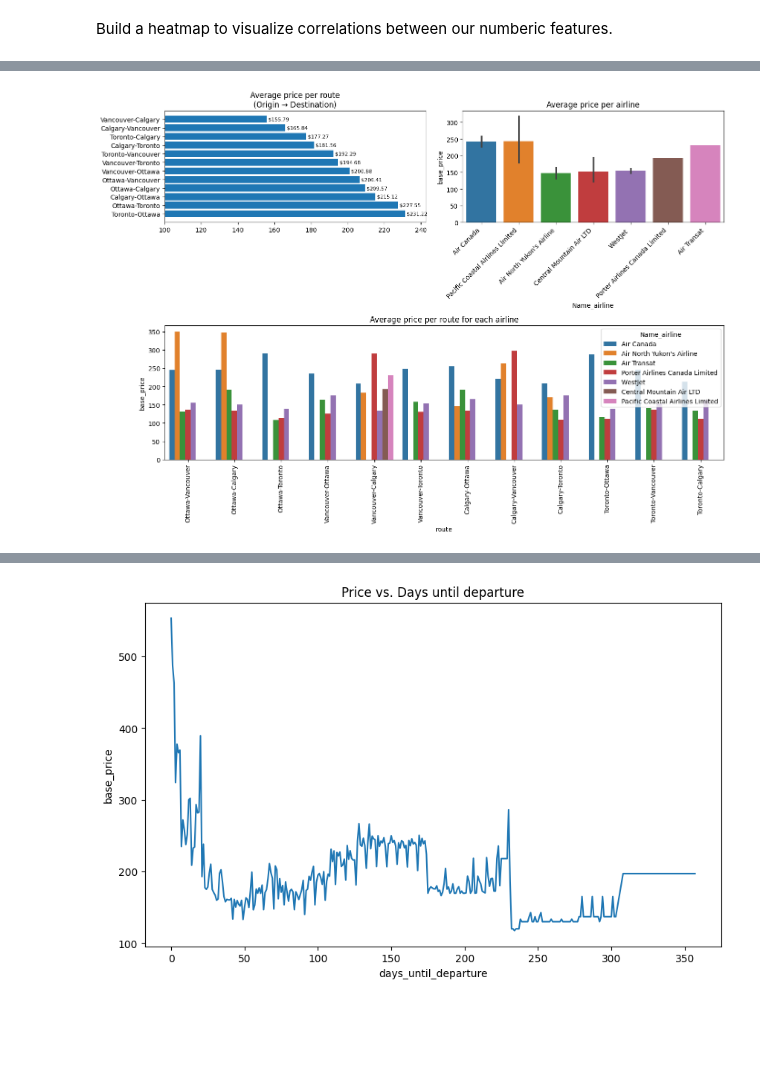
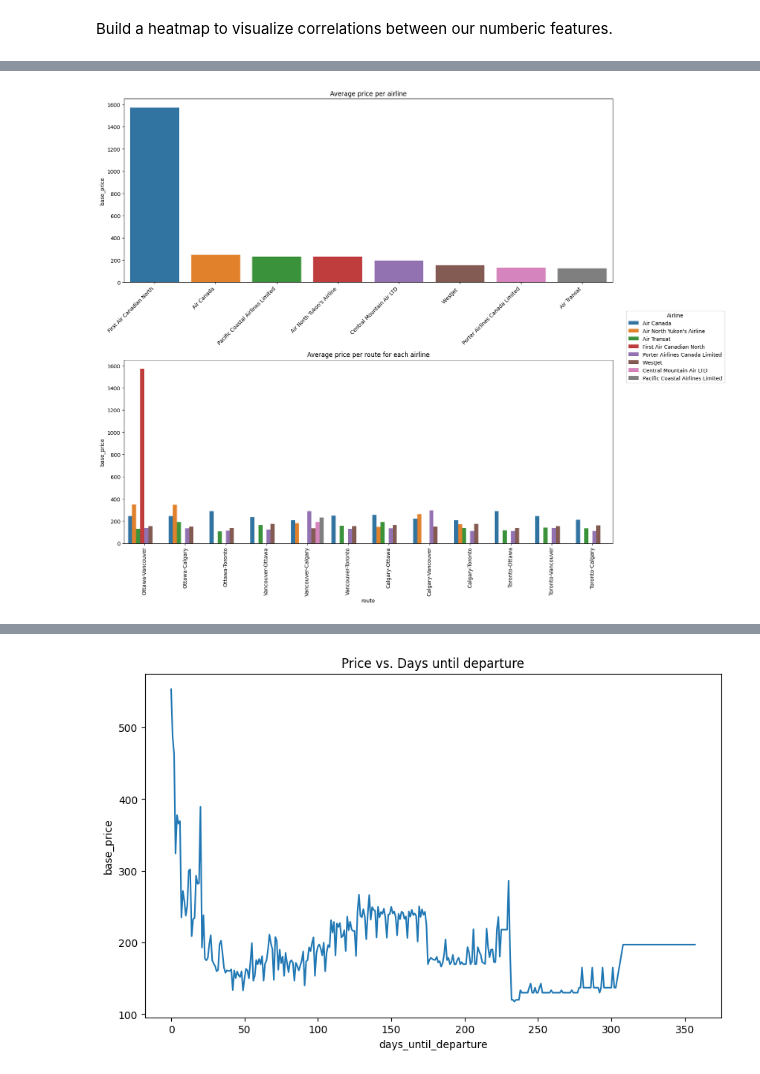
Before and after one commit to sheenamrv/flight-price-prediction-web-app, a Jupyter notebook: data cleaning and eda/eda.ipynb, the cells around one changed output, grey strips where cells are left out. Drawn from its saved outputs; the diff is of its cells as text; code cells hidden in the pictures; blank space fills up the shorter version.

```diff
--- a/data cleaning and eda/eda.ipynb
+++ b/data cleaning and eda/eda.ipynb
@@ -85,44 +91,36 @@ airline_route_price['route'] = airline_route_price['City'] + '-' + airline_route
-# %%
-import warnings
-warnings.filterwarnings("ignore", category=FutureWarning)
-warnings.filterwarnings("ignore", category=UserWarning)
-
-route_sorted = route_df.sort_values('base_price', ascending=False)
-
-fig = plt.figure(figsize=(14, 10))
-gs = fig.add_gridspec(2, 2, height_ratios=[1, 1.2])
-
-# Top-left: average price per route (horizontal bars)
-ax1 = fig.add_subplot(gs[0, 0])
-ax1.barh(route_sorted['route'], route_sorted['base_price'])
-
-for idx, val in enumerate(route_sorted['base_price']):
-    ax1.text(val, idx, f' ${val:.2f}', ha='left', va='center', fontsize=8)
-
-ax1.set_xlim(left = 100)
-ax1.set_title('Average price per route\n(Origin → Destination)')
-
-# Top-right: average price per airline
-ax2 = fig.add_subplot(gs[0, 1])
-airline_avg = df.groupby('Name_airline')['base_price'].mean().sort_values(ascending=False)
-# ax2.bar(airline_avg.index, airline_avg.values)
-sns.barplot(data=airline_route_price, x='Name_airline', y='base_price', hue='Name_airline', ax = ax2)
-ax2.set_title('Average price per airline')
-ax2.set_xticklabels(airline_avg.index, rotation=45, ha='right')
-
-# Bottom (wide): average price per route for each airline
-ax3 = fig.add_subplot(gs[1, :])
-sns.barplot(
-    data=airline_route_price,
-    x='route',
-    y='base_price',
-    hue='Name_airline',
-    ax=ax3
-)
-ax3.set_title('Average price per route for each airline')
-ax3.set_xticklabels(ax3.get_xticklabels(), rotation=90)
-
-plt.tight_layout()
-plt.show()
-# %% [output]
-[figure, removed]
+# %%
+airline_avg = df.groupby('Name_airline')['base_price'].mean().sort_values(ascending=False).reset_index()
+
+# airline offers the lowest average price per route
+airline_route_price = df.groupby(['origin','City','destination','City_destination','Name_airline'])['base_price'].mean().reset_index()
+airline_route_price['route'] = airline_route_price['City'] + '-' + airline_route_price['City_destination']
+
+fig, (ax1, ax2) = plt.subplots(2, 1, figsize=(14, 14))
+
+# Top: average price per airline
+sns.barplot(data=airline_avg, x='Name_airline', y='base_price', hue='Name_airline', ax=ax1, legend=False)
+ax1.set_title('Average price per airline')
+ax1.set_xticklabels(airline_avg['Name_airline'], rotation=45, ha='right')
+ax1.set_xlabel('')
+
+# Bottom: average price per route for each airline
+sns.barplot(
+    data=airline_route_price,
+    x='route',
+    y='base_price',
+    hue='Name_airline',
+    ax=ax2,
+    legend=True
+)
+ax2.set_title('Average price per route for each airline')
+ax2.set_xticklabels(ax2.get_xticklabels(), rotation=90)
+
+# Shared legend outside the figure
+handles, labels = ax2.get_legend_handles_labels()
+ax2.get_legend().remove()
+fig.legend(handles, labels, title='Airline', bbox_to_anchor=(1.01, 0.5), loc='center left')
+
+plt.tight_layout()
+plt.show()
+# %% [output]
+[figure, added]
```
Also changed, not shown: parts of 70 cells of this notebook, 7 other files.
